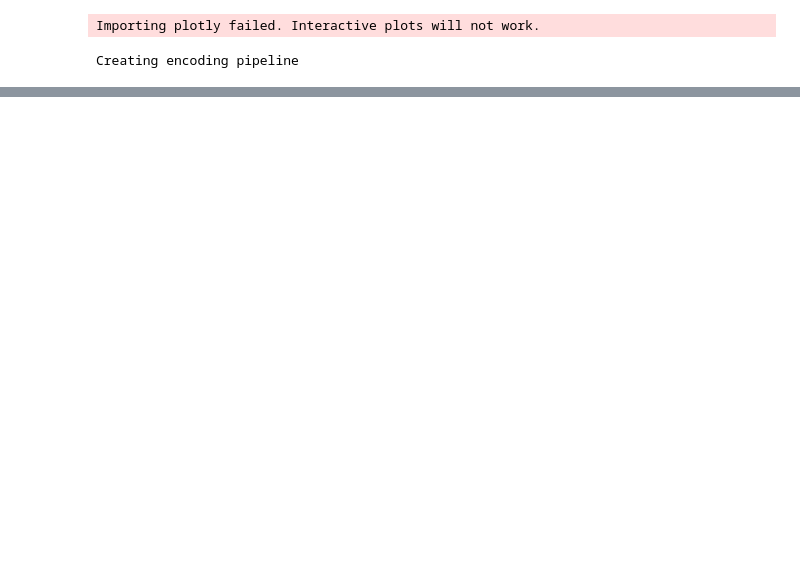
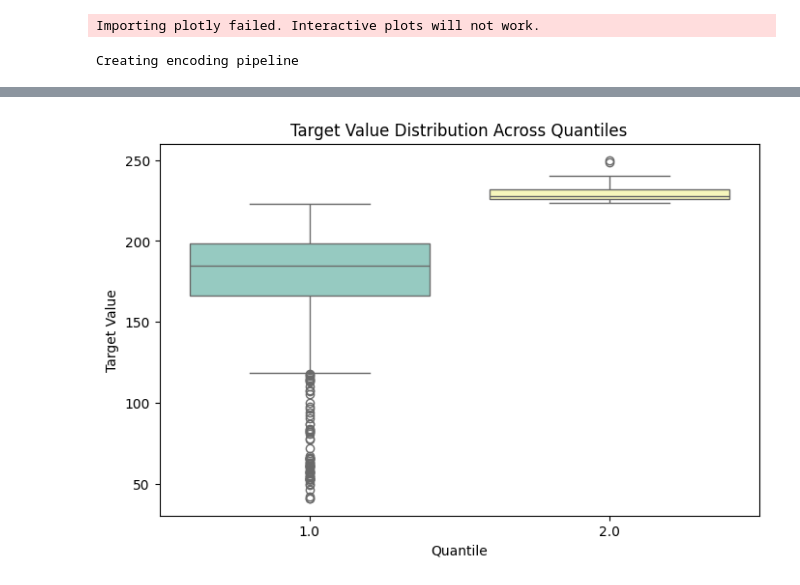
Before and after one commit to NicolasCaronPro/forecasting_models, a Jupyter notebook: cluster/test_dataset_cat.ipynb, the cells around one changed output, grey strips where cells are left out. Saved outputs shown, nothing was run; the diff lists cells and outputs as text; code cells hidden in the pictures; blank space fills up the shorter version.

```diff
--- a/cluster/test_dataset_cat.ipynb
+++ b/cluster/test_dataset_cat.ipynb
@@ -125,10 +131,12 @@ features_config_get = {}
 # %%
 # Define the configuration of the dataset
 dataset_config = {
-    'from_date': '22-01-2019',
+    'from_date': '01-01-2019',
     'to_date': '30-12-2023',
-    'shift': range(1, 14, 1),
-    'rolling_window': [7, 14],
+    'locations': ['CHU Dijon'], #, 'CHU Besançon', 'CH Beaune', 'CH Semur', 'CH Chatillon Montbard'],
+    'axis': 'columns',
+    'shift': range(1, 7, 1),
+    'rolling_window': [14, 31, 365],
     'freq': '1D',
     'split_config': split_config,
     'create_X_y': True,
@@ -136,12 +144,16 @@ dataset_config = {
     'targets_names': target_colomns,
     'targets_shift': -3,
     'targets_rolling_window': 3,
-    'targets_history_shifts': range(3, 14, 1),
-    'targets_history_rolling_windows': [7, 14],
+    'targets_history_shifts': range(7, 14, 1),
+    'targets_history_rolling_windows': [7, 14, 31, 365],
+    'targets_locations': ['CHU Dijon'],
     'drop_constant_thr':0.65,
-    'data_dir': root_dir / 'data'
+    'data_dir': root_dir / 'data',
+    #'target_bins': [0, 0.1, 0.3, 0.7, 0.9, 0.97, 1.0],
+    'target_bins': [0, 0.97, 1.0],
+    'replace_target': False
     }
 # %%
 # Create the dataset and fetch the data from the source then call get_dataset() method to fill the different attributes (X and y) of the different sets, and their encodings
-arsTabularDataset = BaseTabularDataset(features_class=ars_features_class, logger=logger, fetch_config=fetch_config, getter_config=dataset_config)
+arsTabularDataset = BaseTabularDataset(features_classes=ars_features_class, logger=logger, fetch_config=fetch_config, getter_config=dataset_config)
 # %% [output]
@@ -159,0 +198,2 @@ AssertionError: location must be provided in config
+# %%
+df = arsTabularDataset.data
@@ -159,0 +217,14 @@ AssertionError: location must be provided in config
+# %%
+target_col = arsTabularDataset.targets_names[0]
+category_col = f'{target_col}_category'
+# %%
+import seaborn as sns
+import matplotlib.pyplot as plt
+
+plt.figure(figsize=(8, 5))
+sns.boxplot(x=category_col, y=target_col, data=df, palette='Set3')
+plt.xlabel('Quantile')
+plt.ylabel('Target Value')
+plt.title('Target Value Distribution Across Quantiles')
+plt.show()
+# %% [output]
@@ -159,0 +237 @@ AssertionError: location must be provided in config
+[figure, added]
```
Also changed, not shown: parts of 11 cells of this notebook, 27 other files.
